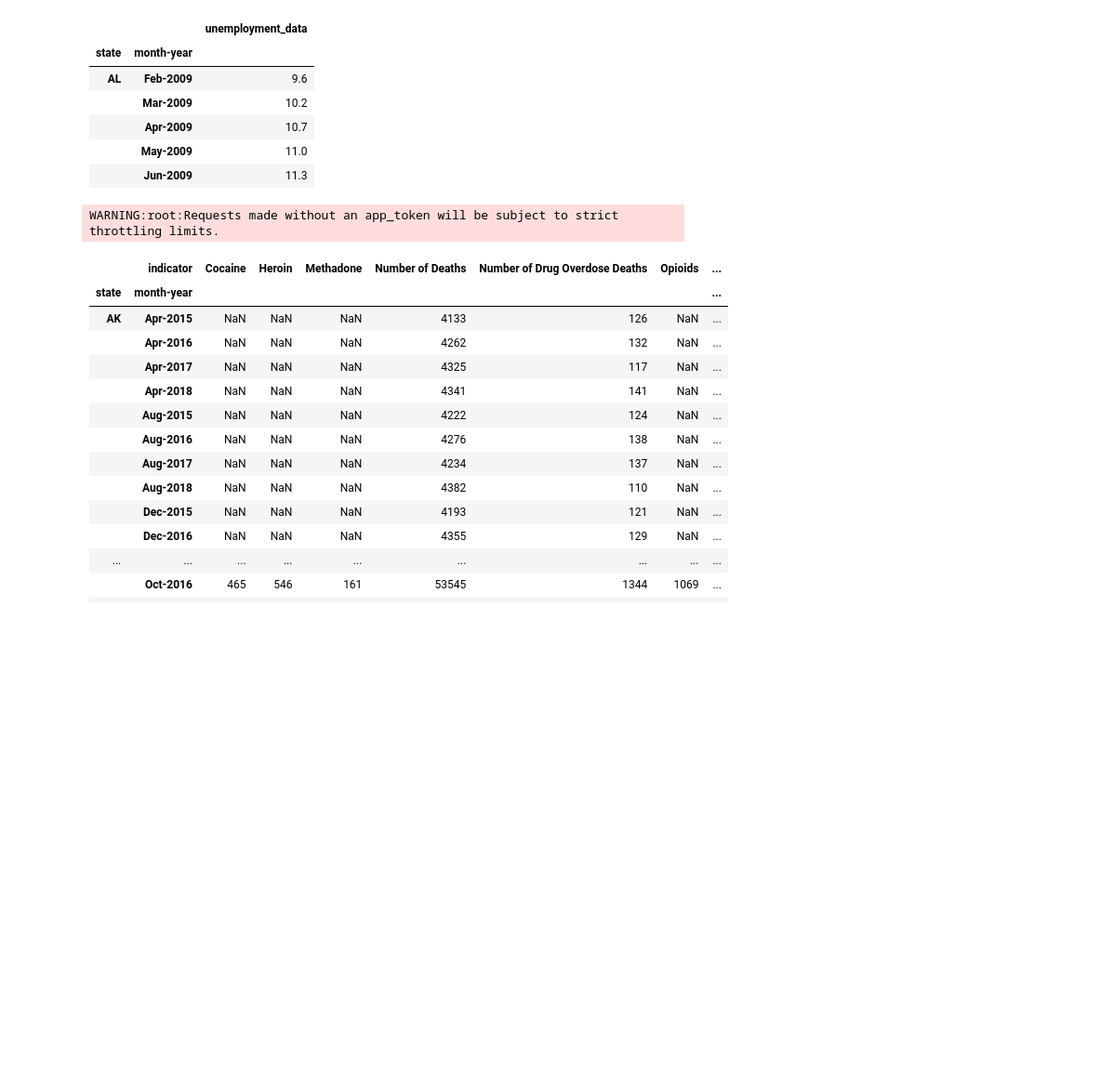
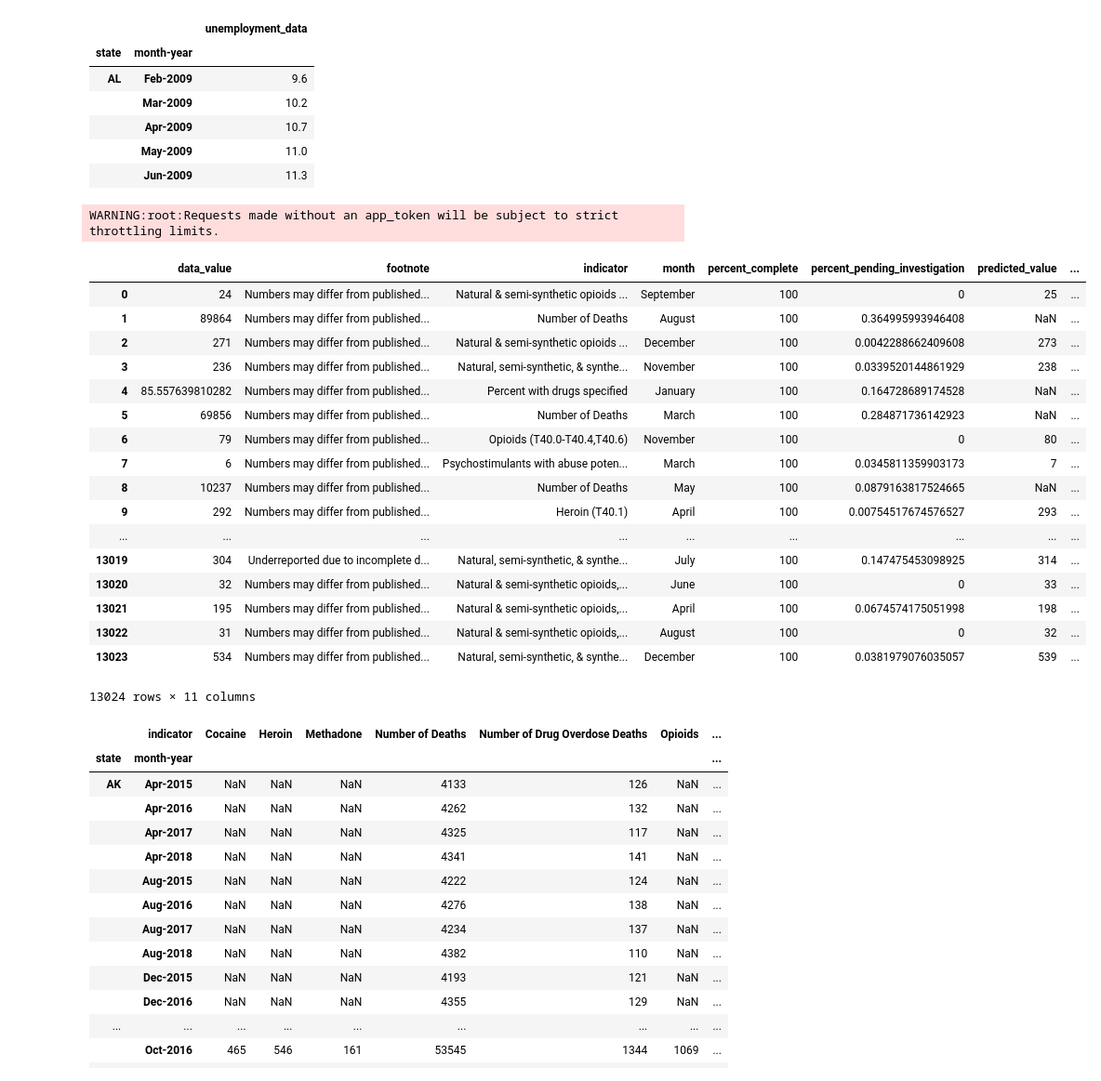
Before and after one commit to Sujin-owl/Project2, a Jupyter notebook: combined_drug_unemployment.ipynb, the cells around one changed output. Shown at 93% size. Cells and saved outputs as stored; diff of their text form; code cells hidden in the pictures; blank space fills up the shorter version.

Commit message:
data

```diff
--- a/combined_drug_unemployment.ipynb
+++ b/combined_drug_unemployment.ipynb
@@ -160,30 +160,49 @@ from config import password
 # %%
 #call Socrata without app_token
 client = Socrata("data.cdc.gov", None)
 
 # # Example authenticated client (needed for non-public datasets):
 # client = Socrata("data.cdc.gov", app_token)
 
 #requests result, limit is 25000 to ensure full data is pulled
 results = client.get("a3uk-kgrx", limit="25000")
 
 # Convert to pandas DataFrame
 drug_df = pd.DataFrame.from_records(results)
 
 #create month and year string from month and year columns
 drug_df["month-year"] = drug_df["month"].apply(lambda x: x[:3]) + "-" + drug_df["year"]
 
 #converty month-year column to datetime
 
 # drug_df["month-year"] = pd.to_datetime(drug_df["month-year"])
 
 
 #drop duplicate entries from dataframe
 drug_df = drug_df.drop_duplicates(subset=['indicator', 'state', 'month-year'])
 drug_df = drug_df.reset_index(drop=True)
+drug_df
 # drug_df[(drug_df['year']=="2018") & (drug_df['state']=="MD") & (drug_df['month']=="July") & (drug_df['indicator']=="Number of Deaths")]
 # %% [output]
 WARNING:root:Requests made without an app_token will be subject to strict throttling limits.
+|  | data_value | footnote | indicator | month | percent_complete | percent_pending_investigation | predicted_value | ... |
+| 0 | 24 | Numbers may differ from published... | Natural & semi-synthetic opioids ... | September | 100 | 0 | 25 | ... |
+| 1 | 89864 | Numbers may differ from published... | Number of Deaths | August | 100 | 0.364995993946408 | NaN | ... |
+| 2 | 271 | Numbers may differ from published... | Natural & semi-synthetic opioids ... | December | 100 | 0.0042288662409608 | 273 | ... |
+| 3 | 236 | Numbers may differ from published... | Natural, semi-synthetic, & synthe... | November | 100 | 0.0339520144861929 | 238 | ... |
+| 4 | 85.557639810282 | Numbers may differ from published... | Percent with drugs specified | January | 100 | 0.164728689174528 | NaN | ... |
+| 5 | 69856 | Numbers may differ from published... | Number of Deaths | March | 100 | 0.284871736142923 | NaN | ... |
+| 6 | 79 | Numbers may differ from published... | Opioids (T40.0-T40.4,T40.6) | November | 100 | 0 | 80 | ... |
+| 7 | 6 | Numbers may differ from published... | Psychostimulants with abuse poten... | March | 100 | 0.0345811359903173 | 7 | ... |
+| 8 | 10237 | Numbers may differ from published... | Number of Deaths | May | 100 | 0.0879163817524665 | NaN | ... |
+| 9 | 292 | Numbers may differ from published... | Heroin (T40.1) | April | 100 | 0.00754517674576527 | 293 | ... |
+| ... | ... | ... | ... | ... | ... | ... | ... | ... |
+| 13019 | 304 | Underreported due to incomplete d... | Natural, semi-synthetic, & synthe... | July | 100 | 0.147475453098925 | 314 | ... |
+| 13020 | 32 | Numbers may differ from published... | Natural & semi-synthetic opioids,... | June | 100 | 0 | 33 | ... |
+| 13021 | 195 | Numbers may differ from published... | Natural & semi-synthetic opioids,... | April | 100 | 0.0674574175051998 | 198 | ... |
+| 13022 | 31 | Numbers may differ from published... | Natural & semi-synthetic opioids,... | August | 100 | 0 | 32 | ... |
+| 13023 | 534 | Numbers may differ from published... | Natural, semi-synthetic, & synthe... | December | 100 | 0.0381979076035057 | 539 | ... |
+13024 rows × 11 columns
 # %%
 drug_df=drug_df.sort_values(by=['state','month-year'])
 drug_df = drug_df.set_index(['state', 'month-year'], inplace=False)
```
Also changed, not shown: parts of 3 cells of this notebook.
